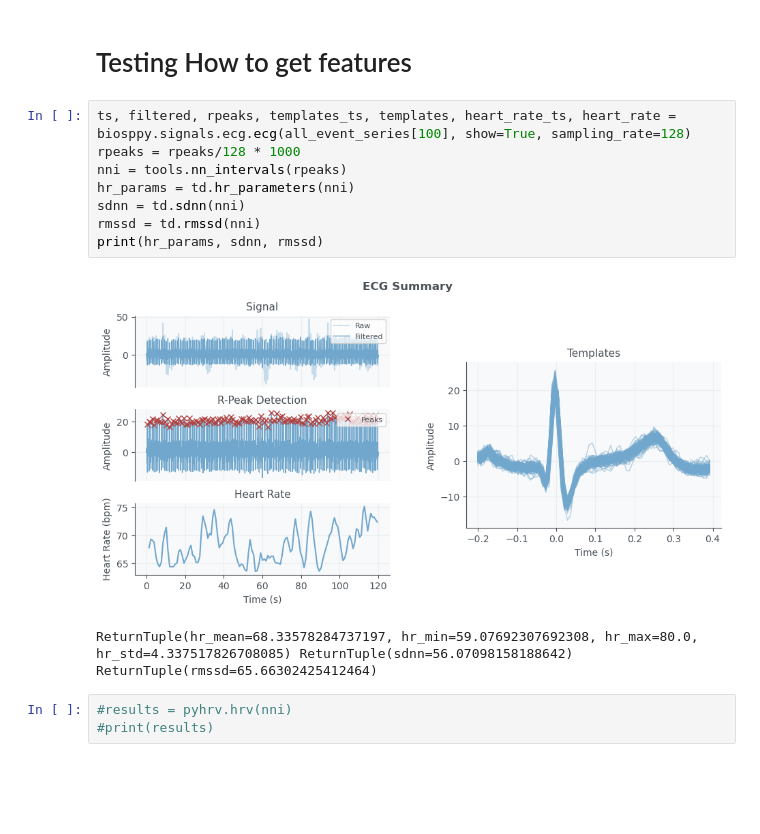
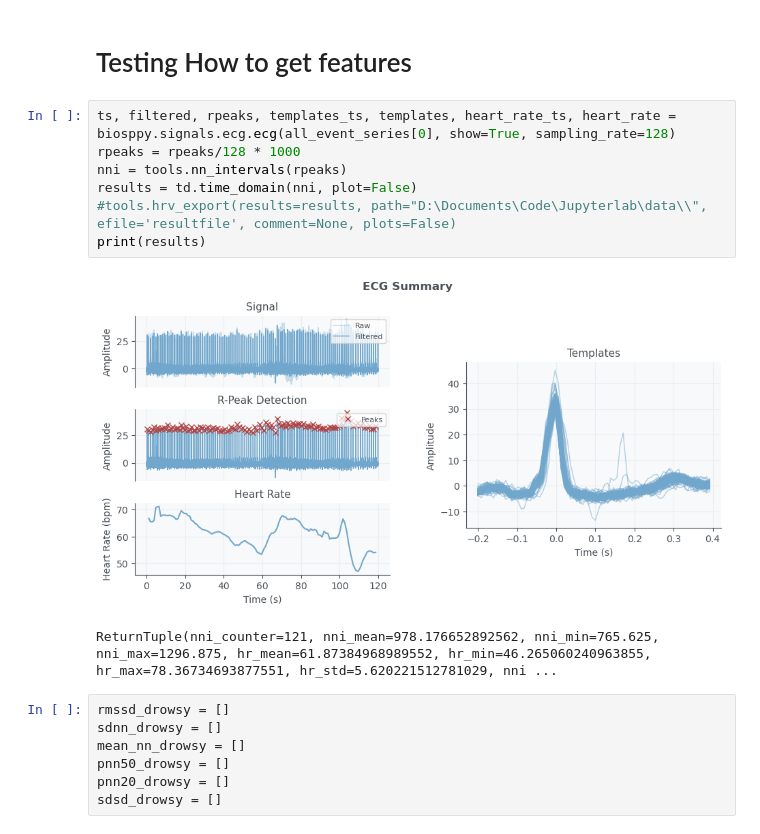
Before and after one commit to ibayoumi/SDP, a Jupyter notebook: drowsiness_model.ipynb, the cells around one changed output. Drawn from its saved outputs; the diff is of its cells as text; blank space fills up the shorter version.

Commit message:
Data for model training

```diff
--- a/drowsiness_model.ipynb
+++ b/drowsiness_model.ipynb
@@ -1210,16 +1211,19 @@ print(len(all_event_series))
 # %% [markdown]
 # Testing How to get features #
 # %%
-ts, filtered, rpeaks, templates_ts, templates, heart_rate_ts, heart_rate = biosppy.signals.ecg.ecg(all_event_series[100], show=True, sampling_rate=128)
+ts, filtered, rpeaks, templates_ts, templates, heart_rate_ts, heart_rate = biosppy.signals.ecg.ecg(all_event_series[0], show=True, sampling_rate=128)
 rpeaks = rpeaks/128 * 1000
 nni = tools.nn_intervals(rpeaks)
-hr_params = td.hr_parameters(nni)
-sdnn = td.sdnn(nni)
-rmssd = td.rmssd(nni)
-print(hr_params, sdnn, rmssd)
+results = td.time_domain(nni, plot=False)
+#tools.hrv_export(results=results, path="D:\Documents\Code\Jupyterlab\data\\", efile='resultfile', comment=None, plots=False)
+print(results)
 # %% [output]
-[figure, old version]
+[figure, new version]
-ReturnTuple(hr_mean=68.33578284737197, hr_min=59.07692307692308, hr_max=80.0, hr_std=4.337517826708085) ReturnTuple(sdnn=56.07098158188642) ReturnTuple(rmssd=65.66302425412464)
+ReturnTuple(nni_counter=121, nni_mean=978.176652892562, nni_min=765.625, nni_max=1296.875, hr_mean=61.87384968989552, hr_min=46.265060240963855, hr_max=78.36734693877551, hr_std=5.620221512781029, nni ...
 # %%
-#results = pyhrv.hrv(nni)
-#print(results)
+rmssd_drowsy = []
+sdnn_drowsy = []
+mean_nn_drowsy = []
+pnn50_drowsy = []
+pnn20_drowsy = []
+sdsd_drowsy = []
```
Also changed, not shown: parts of 10 cells of this notebook, 4 other files.
